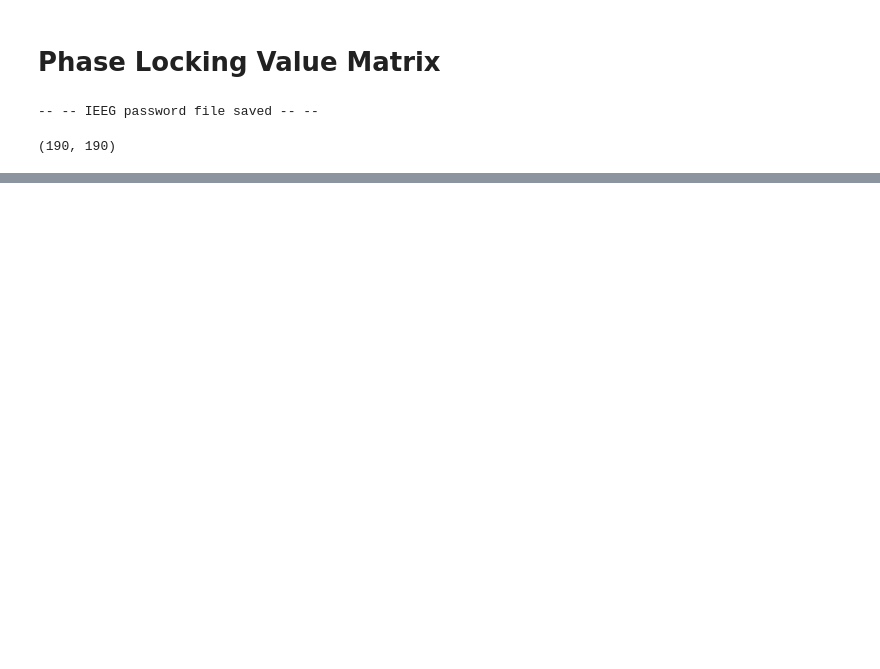
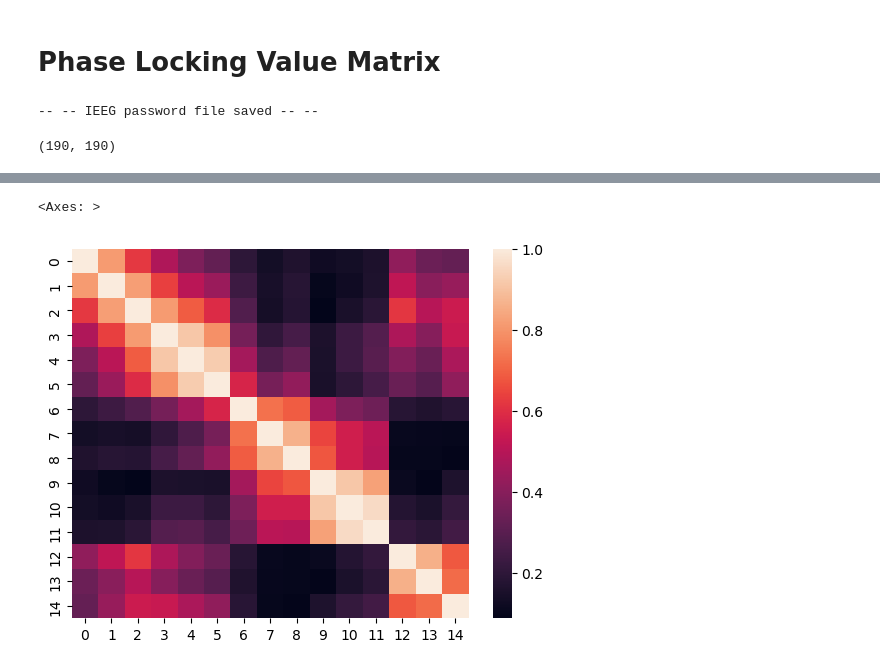
Before and after one commit to devincma/asm_synchrony_paper, a Jupyter notebook: synchrony/plv_matrix.ipynb, the cells around one changed output, grey strips where cells are left out. Cells and saved outputs as stored; diff of their text form; code cells hidden in the pictures; blank space fills up the shorter version.

```diff
--- a/synchrony/plv_matrix.ipynb
+++ b/synchrony/plv_matrix.ipynb
@@ -157,3 +157,8 @@ sns.heatmap(plv_matrix_optimized)
 # %%
 # Assert if plv_matrix_optimized and plv_matrix are the same
 assert np.allclose(plv_matrix_optimized, plv_matrix)
+# %%
+sns.heatmap(plv_matrix_optimized[:15, :15])
+# %% [output]
+<Axes: >
+[figure, added]
```
Also changed, not shown: parts of 4 cells of this notebook, 3 other files.
